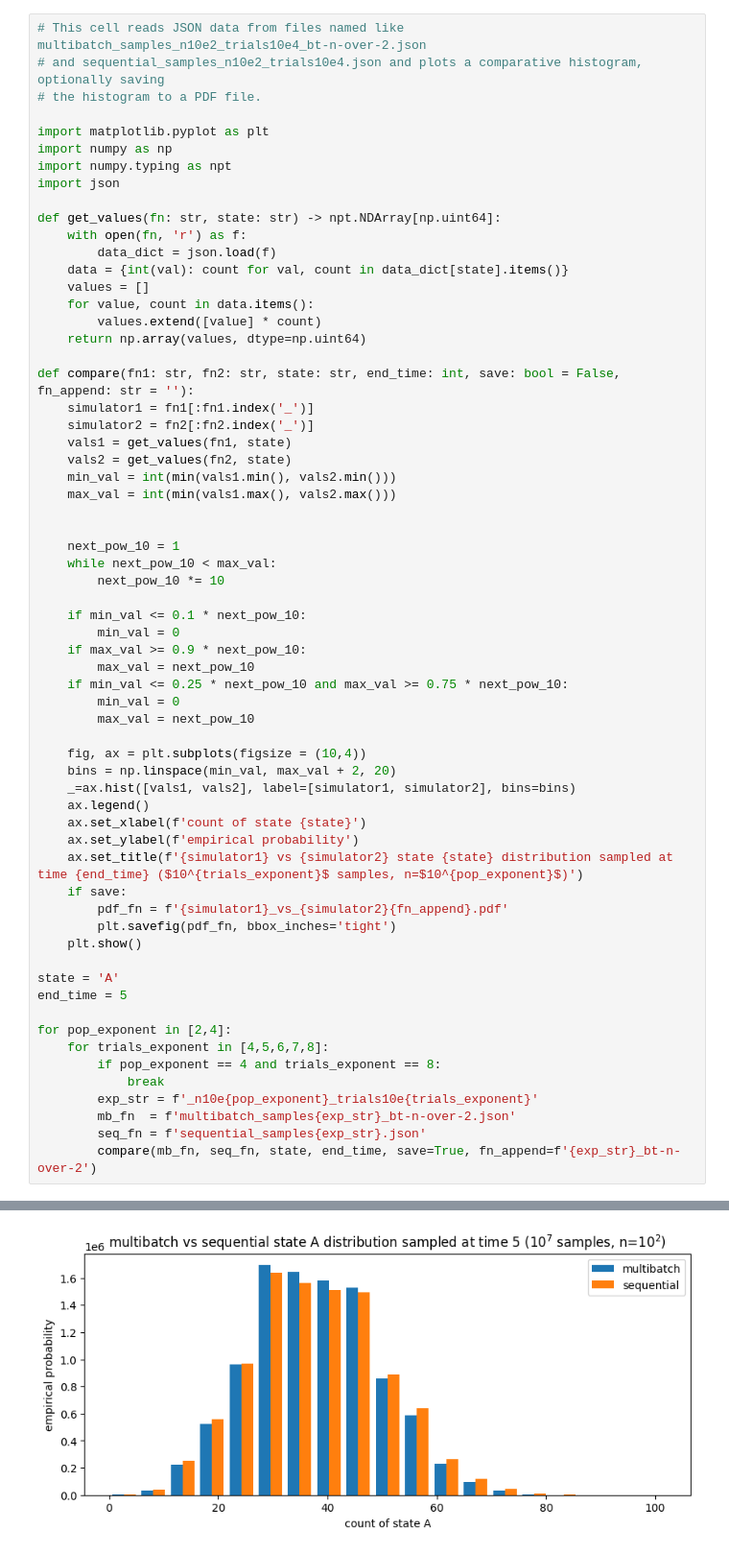
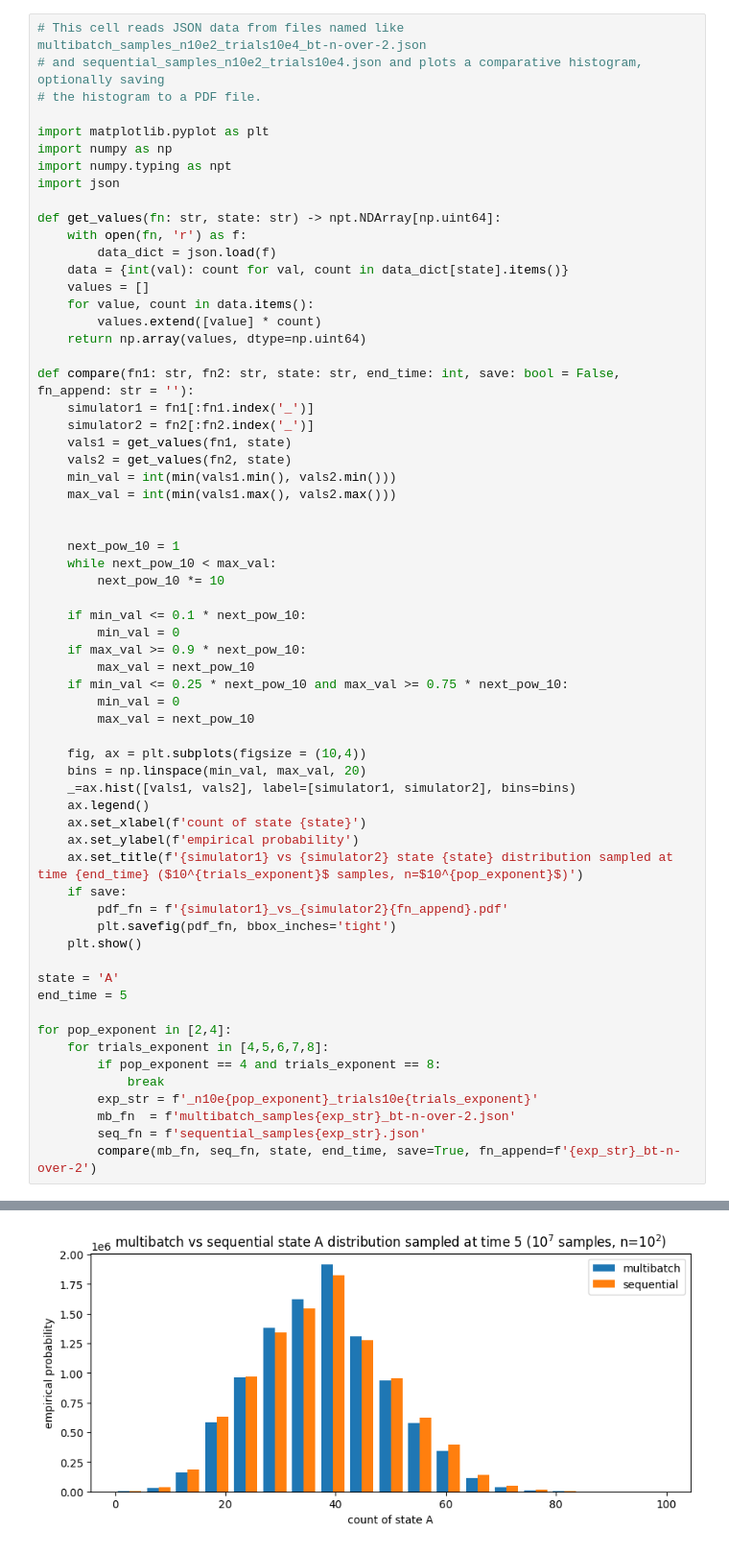
Before and after one commit to UC-Davis-molecular-computing/ppsim-rust, a Jupyter notebook: examples/notebook.ipynb, the cells around one changed output, grey strips where cells are left out. Shown: that part at 96% size. Saved outputs shown, nothing was run; the diff lists cells and outputs as text.

```diff
--- a/examples/notebook.ipynb
+++ b/examples/notebook.ipynb
@@ -39,7 +138,7 @@ def compare(fn1: str, fn2: str, state: str, end_time: int, save: bool = False, f
         max_val = next_pow_10
 
     fig, ax = plt.subplots(figsize = (10,4))
-    bins = np.linspace(min_val, max_val + 2, 20)
+    bins = np.linspace(min_val, max_val, 20)
     _=ax.hist([vals1, vals2], label=[simulator1, simulator2], bins=bins)
     ax.legend()
     ax.set_xlabel(f'count of state {state}')
@@ -68 +167 @@ for pop_exponent in [2,4]:
-[figure, old version]
+[figure, new version]
```
Also changed, not shown: parts of 4 cells of this notebook, 14 other files.
